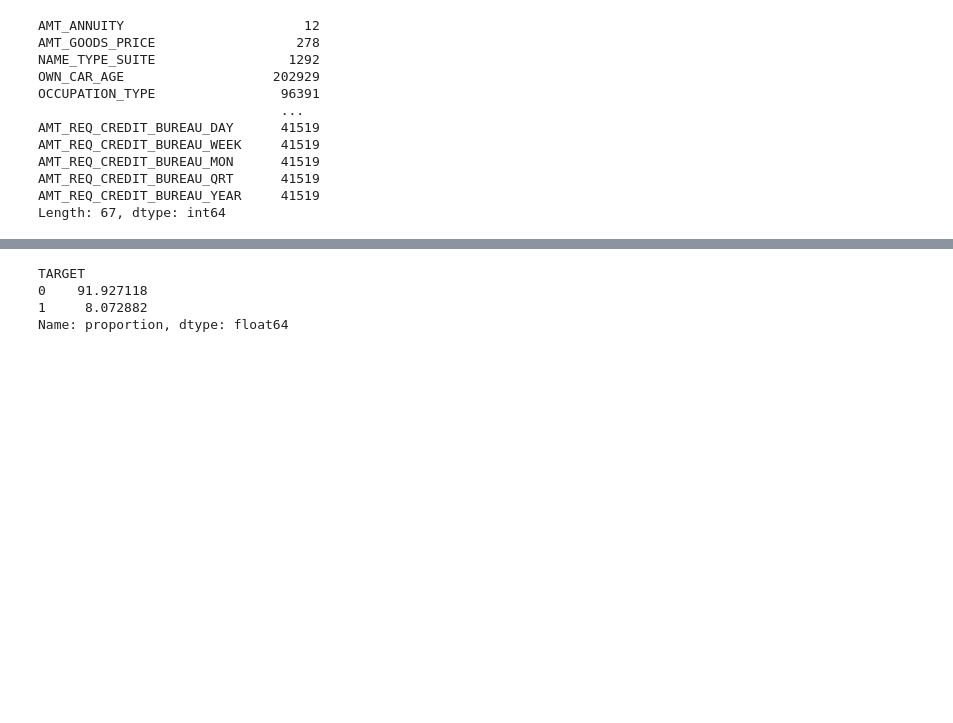
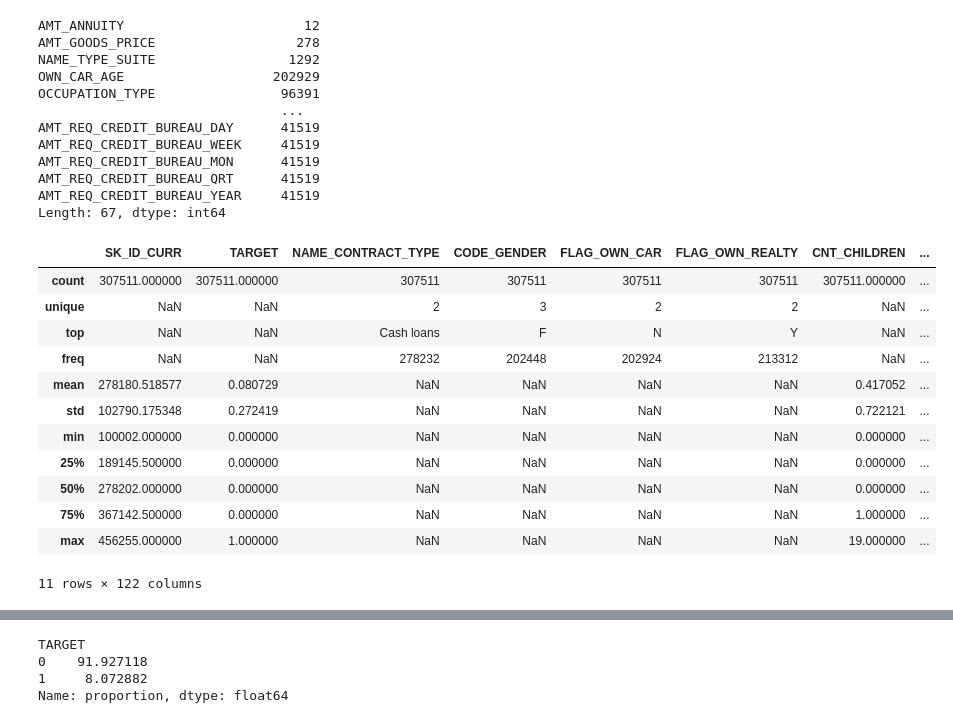
Before and after one commit to rakesh-kumar07/LogicMojo-AI-ML-June26-rakesh, a Jupyter notebook: EDA_Bank_Case_Study/Bank_loan_Assignment.ipynb, the cells around one changed output, grey strips where cells are left out. Drawn from its saved outputs; the diff is of its cells as text; code cells hidden in the pictures; blank space fills up the shorter version.

Commit message:
loan

```diff
--- a/EDA_Bank_Case_Study/Bank_loan_Assignment.ipynb
+++ b/EDA_Bank_Case_Study/Bank_loan_Assignment.ipynb
@@ -116,3 +122,19 @@ AMT_REQ_CREDIT_BUREAU_MON      41519
 AMT_REQ_CREDIT_BUREAU_QRT      41519
 AMT_REQ_CREDIT_BUREAU_YEAR     41519
 Length: 67, dtype: int64
+# %%
+application_df.describe(include='all')
+# %% [output]
+|  | SK_ID_CURR | TARGET | NAME_CONTRACT_TYPE | CODE_GENDER | FLAG_OWN_CAR | FLAG_OWN_REALTY | CNT_CHILDREN | ... |
+| count | 307511.000000 | 307511.000000 | 307511 | 307511 | 307511 | 307511 | 307511.000000 | ... |
+| unique | NaN | NaN | 2 | 3 | 2 | 2 | NaN | ... |
+| top | NaN | NaN | Cash loans | F | N | Y | NaN | ... |
+| freq | NaN | NaN | 278232 | 202448 | 202924 | 213312 | NaN | ... |
+| mean | 278180.518577 | 0.080729 | NaN | NaN | NaN | NaN | 0.417052 | ... |
+| std | 102790.175348 | 0.272419 | NaN | NaN | NaN | NaN | 0.722121 | ... |
+| min | 100002.000000 | 0.000000 | NaN | NaN | NaN | NaN | 0.000000 | ... |
+| 25% | 189145.500000 | 0.000000 | NaN | NaN | NaN | NaN | 0.000000 | ... |
+| 50% | 278202.000000 | 0.000000 | NaN | NaN | NaN | NaN | 0.000000 | ... |
+| 75% | 367142.500000 | 0.000000 | NaN | NaN | NaN | NaN | 1.000000 | ... |
+| max | 456255.000000 | 1.000000 | NaN | NaN | NaN | NaN | 19.000000 | ... |
+11 rows × 122 columns
```
Also changed, not shown: parts of 33 cells of this notebook.
